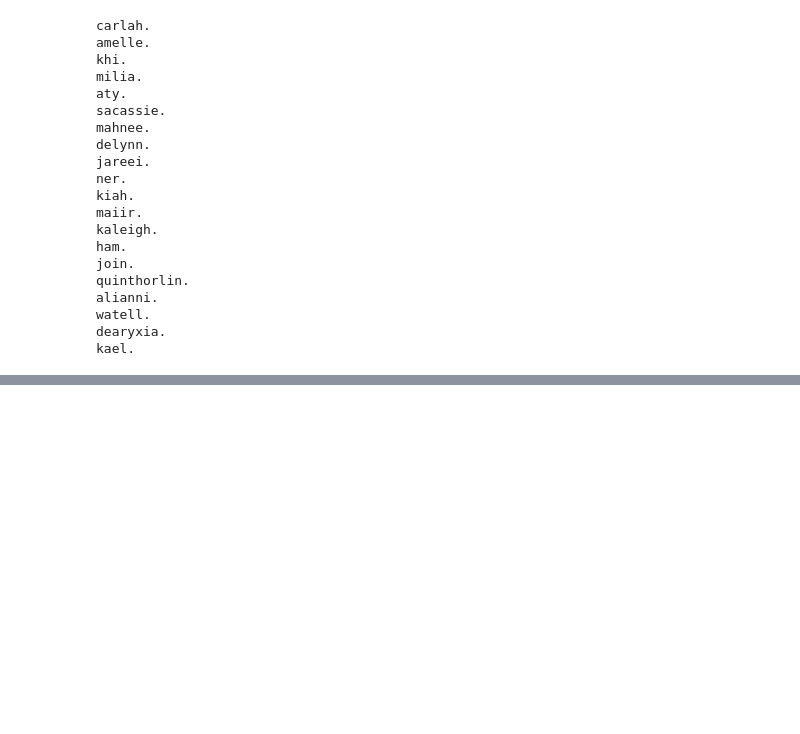
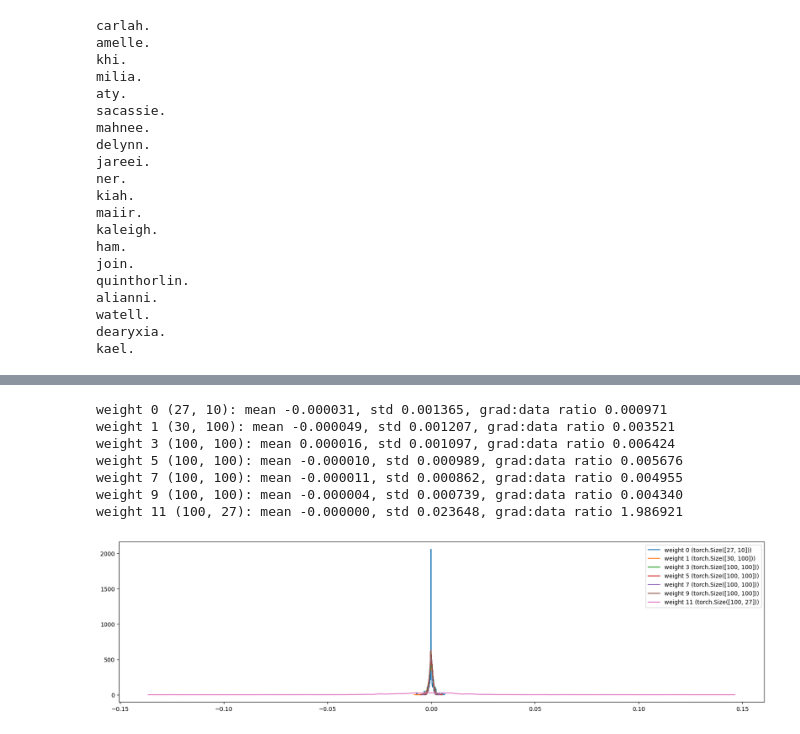
Before and after one commit to semacki2/makemore, a Jupyter notebook: makemore_mlp_v2.ipynb, the cells around one changed output, grey strips where cells are left out. Saved outputs shown, nothing was run; the diff lists cells and outputs as text; code cells hidden in the pictures; blank space fills up the shorter version.

```diff
--- a/makemore_mlp_v2.ipynb
+++ b/makemore_mlp_v2.ipynb
@@ -253,0 +433,25 @@ kael.
+# %%
+# visualization
+plt.figure(figsize=(20, 5))
+legends = []
+
+for i,p in enumerate(parameters):
+    t = p.grad
+
+    if p.ndim == 2:
+        print(f'weight {i} {tuple(p.shape)}: mean {t.mean():.6f}, std {t.std():.6f}, grad:data ratio {t.abs().mean() / p.abs().mean():.6f}')
+        hy, hx = torch.histogram(t, density=True)
+        plt.plot(hx[:-1].detach(), hy.detach())
+        legends.append(f'weight {i} ({p.shape})')
+
+plt.legend(legends)
+plt.show()
+# %% [output]
+weight 0 (27, 10): mean -0.000031, std 0.001365, grad:data ratio 0.000971
+weight 1 (30, 100): mean -0.000049, std 0.001207, grad:data ratio 0.003521
+weight 3 (100, 100): mean 0.000016, std 0.001097, grad:data ratio 0.006424
+weight 5 (100, 100): mean -0.000010, std 0.000989, grad:data ratio 0.005676
+weight 7 (100, 100): mean -0.000011, std 0.000862, grad:data ratio 0.004955
+weight 9 (100, 100): mean -0.000004, std 0.000739, grad:data ratio 0.004340
+weight 11 (100, 27): mean -0.000000, std 0.023648, grad:data ratio 1.986921
+[figure, added]
```
Also changed, not shown: parts of 5 cells of this notebook.
